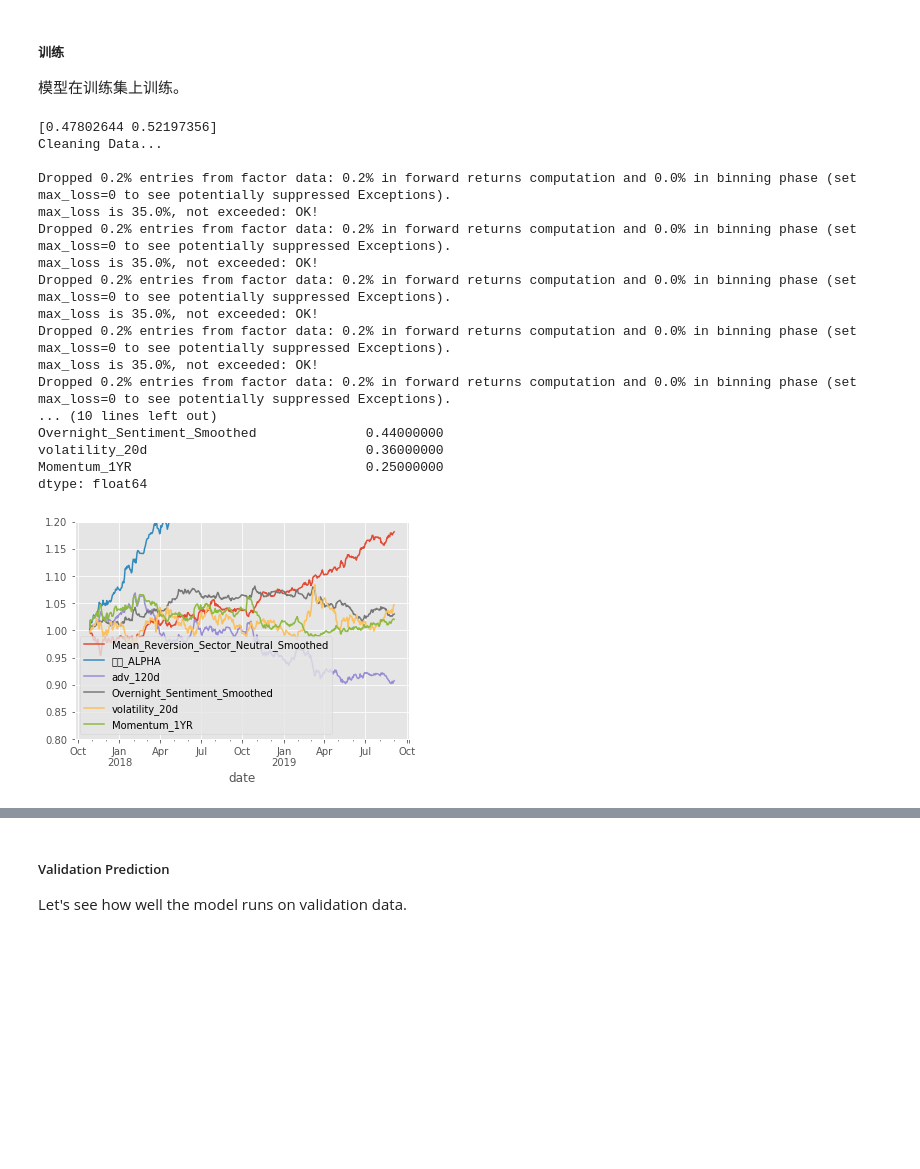
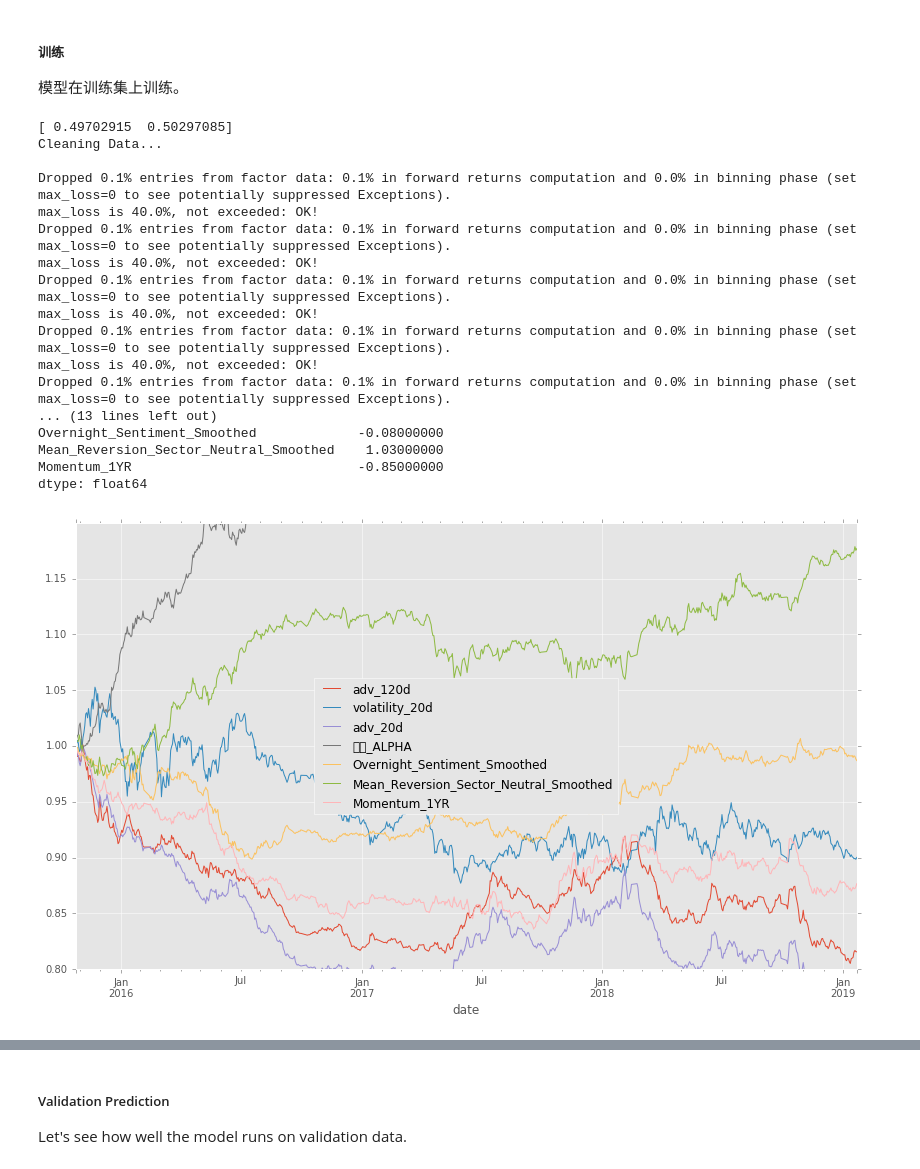
Before and after one commit to Arzkaban/QUANT_AIforTrade_Term2, a Jupyter notebook: project_7_Combining_Signals_for_Enhanced_Alpha/Enhance_Alpha.ipynb, the cells around one changed output, grey strips where cells are left out. Saved outputs shown, nothing was run; the diff lists cells and outputs as text; code cells hidden in the pictures; blank space fills up the shorter version.

```diff
--- a/project_7_Combining_Signals_for_Enhanced_Alpha/Enhance_Alpha.ipynb
+++ b/project_7_Combining_Signals_for_Enhanced_Alpha/Enhance_Alpha.ipynb
@@ -224,7 +224,7 @@ from zipline.pipeline.factors import CustomFactor, DailyReturns, Returns, Simple
 from zipline.pipeline.data import USEquityPricing
 
 
-factor_start_date = universe_end_date - pd.DateOffset(years=3, days=2)
+factor_start_date = universe_end_date - pd.DateOffset(years=5, days=4)
 print(factor_start_date)
 sector = project_helper.Sector()
 
@@ -700,7 +708,7 @@ all_pricing = get_pricing(
     factor_start_date,
     universe_end_date)
 
-def show_sample_results(data, samples, classifier, factors, pricing=all_pricing):
+def show_sample_results(data, samples, classifier, factors, pricing=all_pricing,max_loss=0.35):
     # Calculate the Alpha Score
     prob_array=[-1,1]
     print(classifier.predict_proba(samples)[0])
@@ -713,7 +721,7 @@ def show_sample_results(data, samples, classifier, factors, pricing=all_pricing)
 
     # Setup data for AlphaLens
     print('Cleaning Data...\n')
-    factor_data = project_helper.build_factor_data(factors_with_alpha[factors + [alpha_score_label]], pricing)
+    factor_data = project_helper.build_factor_data(factors_with_alpha[factors + [alpha_score_label]], pricing,max_loss=max_loss)
     print('\n-----------------------\n')
 
     # Calculate Factor Returns and Sharpe Ratio
@@ -734,28 +742,33 @@ factor_names = [
     'Momentum_1YR',
     'Overnight_Sentiment_Smoothed',
     'adv_120d',
-    'volatility_20d']
+    'volatility_20d',
+#     'market_vol_20d',
+#     'market_vol_120d',
+#     'dispersion_20d',
+#     'dispersion_120d'，
+    'adv_20d']
 # %% [markdown]
 ##### 训练
 模型在训练集上训练。
 # %%
-show_sample_results(all_factors, X_train, clf, factor_names)
+show_sample_results(all_factors, X_train, clf, factor_names,max_loss=0.4)
 # %% [output]
-[0.47802644 0.52197356]
+[ 0.49702915  0.50297085]
 Cleaning Data...
 
-Dropped 0.2% entries from factor data: 0.2% in forward returns computation and 0.0% in binning phase (set max_loss=0 to see potentially suppressed Exceptions).
-max_loss is 35.0%, not exceeded: OK!
-Dropped 0.2% entries from factor data: 0.2% in forward returns computation and 0.0% in binning phase (set max_loss=0 to see potentially suppressed Exceptions).
-max_loss is 35.0%, not exceeded: OK!
-Dropped 0.2% entries from factor data: 0.2% in forward returns computation and 0.0% in binning phase (set max_loss=0 to see potentially suppressed Exceptions).
-max_loss is 35.0%, not exceeded: OK!
-Dropped 0.2% entries from factor data: 0.2% in forward returns computation and 0.0% in binning phase (set max_loss=0 to see potentially suppressed Exceptions).
-max_loss is 35.0%, not exceeded: OK!
-Dropped 0.2% entries from factor data: 0.2% in forward returns computation and 0.0% in binning phase (set max_loss=0 to see potentially suppressed Exceptions).
-... (10 lines left out)
-Overnight_Sentiment_Smoothed              0.44000000
-volatility_20d                            0.36000000
-Momentum_1YR                              0.25000000
+Dropped 0.1% entries from factor data: 0.1% in forward returns computation and 0.0% in binning phase (set max_loss=0 to see potentially suppressed Exceptions).
+max_loss is 40.0%, not exceeded: OK!
+Dropped 0.1% entries from factor data: 0.1% in forward returns computation and 0.0% in binning phase (set max_loss=0 to see potentially suppressed Exceptions).
+max_loss is 40.0%, not exceeded: OK!
+Dropped 0.1% entries from factor data: 0.1% in forward returns computation and 0.0% in binning phase (set max_loss=0 to see potentially suppressed Exceptions).
+max_loss is 40.0%, not exceeded: OK!
+Dropped 0.1% entries from factor data: 0.1% in forward returns computation and 0.0% in binning phase (set max_loss=0 to see potentially suppressed Exceptions).
+max_loss is 40.0%, not exceeded: OK!
+Dropped 0.1% entries from factor data: 0.1% in forward returns computation and 0.0% in binning phase (set max_loss=0 to see potentially suppressed Exceptions).
+... (13 lines left out)
+Overnight_Sentiment_Smoothed             -0.08000000
+Mean_Reversion_Sector_Neutral_Smoothed    1.03000000
+Momentum_1YR                             -0.85000000
 dtype: float64
-[figure, old version]
+[figure, new version]
```
Also changed, not shown: parts of 20 cells of this notebook, 1 other file.
